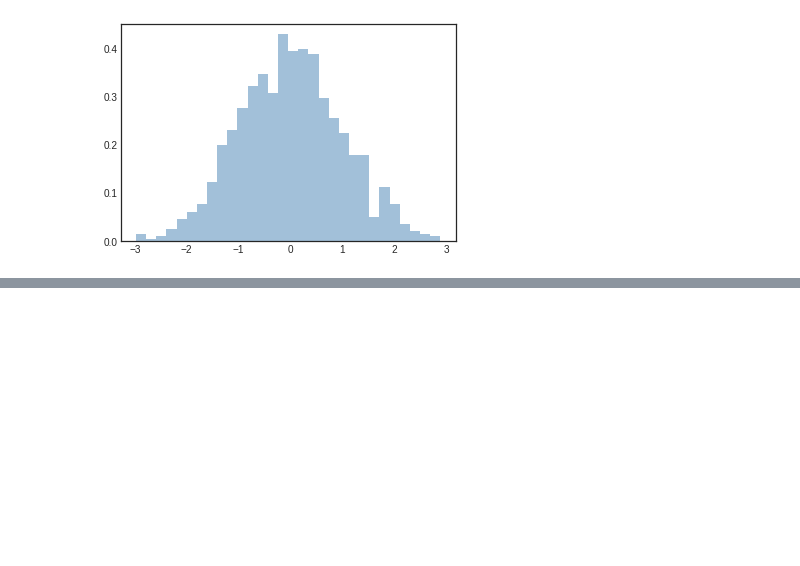
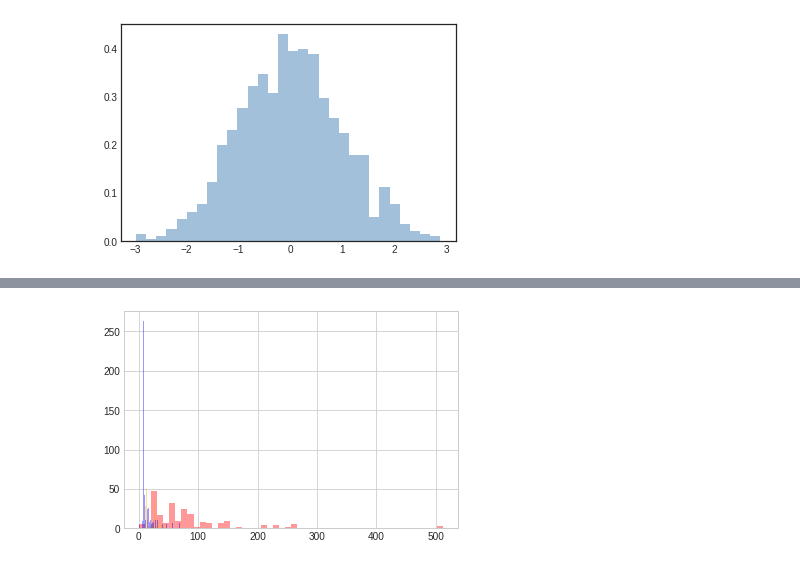
Before and after one commit to RoberHerraiz/eoi, a Jupyter notebook: 09-data-science/04-Matplotlib.ipynb, the cells around one changed output, grey strips where cells are left out. Saved outputs shown, nothing was run; the diff lists cells and outputs as text; code cells hidden in the pictures; blank space fills up the shorter version.

```diff
--- a/09-data-science/04-Matplotlib.ipynb
+++ b/09-data-science/04-Matplotlib.ipynb
@@ -394,0 +432,10 @@ plt.hist(blue, **kwargs);
+# %%
+p_c = titanic['fare'][titanic['pclass'] == 1]
+s_c = titanic['fare'][titanic['pclass'] == 2]
+t_c = titanic['fare'][titanic['pclass'] == 3]
+
+plt.hist(p_c, color='red', alpha=.4, bins=50)
+plt.hist(s_c, color='orange', alpha=.4, bins=50)
+plt.hist(t_c, color='blue', alpha=.4, bins=50);
+# %% [output]
+[figure, added]
```
Also changed, not shown: parts of 17 cells of this notebook, 2 other files.
